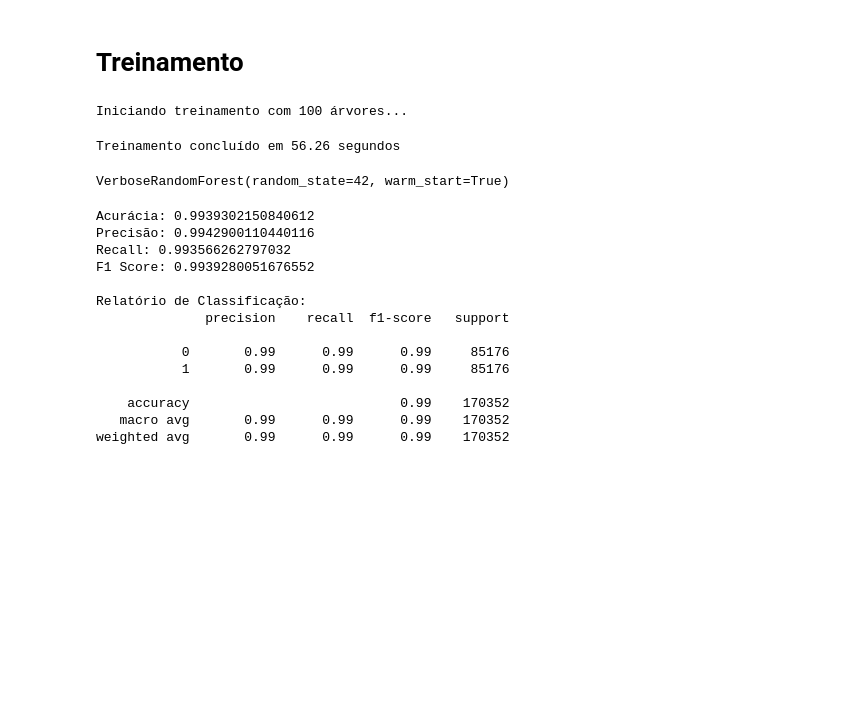
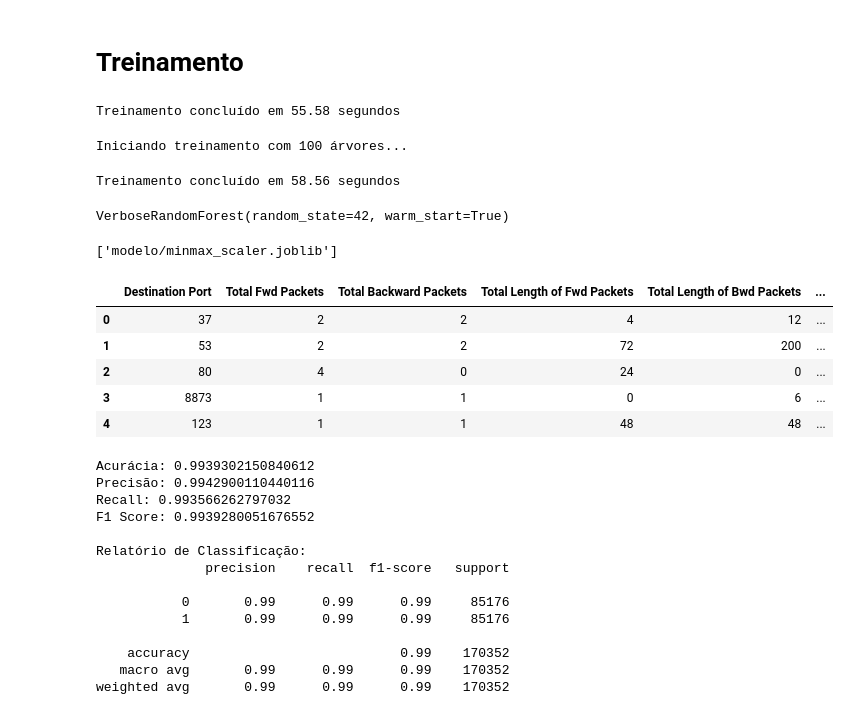
Before and after one commit to ricardo-ervilha/TF_DCC075, a Jupyter notebook: main.ipynb, the cells around one changed output. Saved outputs shown, nothing was run; the diff lists cells and outputs as text; code cells hidden in the pictures; blank space fills up the shorter version.

```diff
--- a/main.ipynb
+++ b/main.ipynb
@@ -133,3 +144,11 @@ X_test_scaled = scaler.transform(X_test)
+# %%
+randomForest1 = RandomForestClassifier(random_state=42, n_estimators=100, warm_start=True)
+start = time.time()
+randomForest1.fit(X_train_scaled, y_train)
+end = time.time()
+print(f"Treinamento concluído em {end - start:.2f} segundos")
+# %% [output]
+Treinamento concluído em 55.58 segundos
 # %%
 from sklearn.ensemble import RandomForestClassifier
 from tqdm import tqdm
@@ -146,11 +165,29 @@ class VerboseRandomForest(RandomForestClassifier):
         print(f"Treinamento concluído em {end - start:.2f} segundos")
         return self
 
-# Uso
-randomForest = VerboseRandomForest(random_state=42, n_estimators=100, warm_start=True)
-randomForest.fit(X_train_scaled, y_train)
+randomForest2 = VerboseRandomForest(random_state=42, n_estimators=100, warm_start=True)
+randomForest2.fit(X_train_scaled, y_train)
 # %% [output]
 Iniciando treinamento com 100 árvores...
-Treinamento concluído em 56.26 segundos
+Treinamento concluído em 58.56 segundos
 VerboseRandomForest(random_state=42, warm_start=True)
+# %%
+import joblib
+
+# Salvar o modelo treinado
+joblib.dump(randomForest1, "modelo/random_forest_model.joblib")
+
+# Salvar o scaler
+joblib.dump(scaler, "modelo/minmax_scaler.joblib")
+# %% [output]
+['modelo/minmax_scaler.joblib']
+# %%
+df_undersampled.head()
+# %% [output]
+|  | Destination Port | Total Fwd Packets | Total Backward Packets | Total Length of Fwd Packets | Total Length of Bwd Packets | ... |
+| 0 | 37 | 2 | 2 | 4 | 12 | ... |
+| 1 | 53 | 2 | 2 | 72 | 200 | ... |
+| 2 | 80 | 4 | 0 | 24 | 0 | ... |
+| 3 | 8873 | 1 | 1 | 0 | 6 | ... |
+| 4 | 123 | 1 | 1 | 48 | 48 | ... |
 # %%
```
Also changed, not shown: parts of 2 cells of this notebook, 3 other files.
